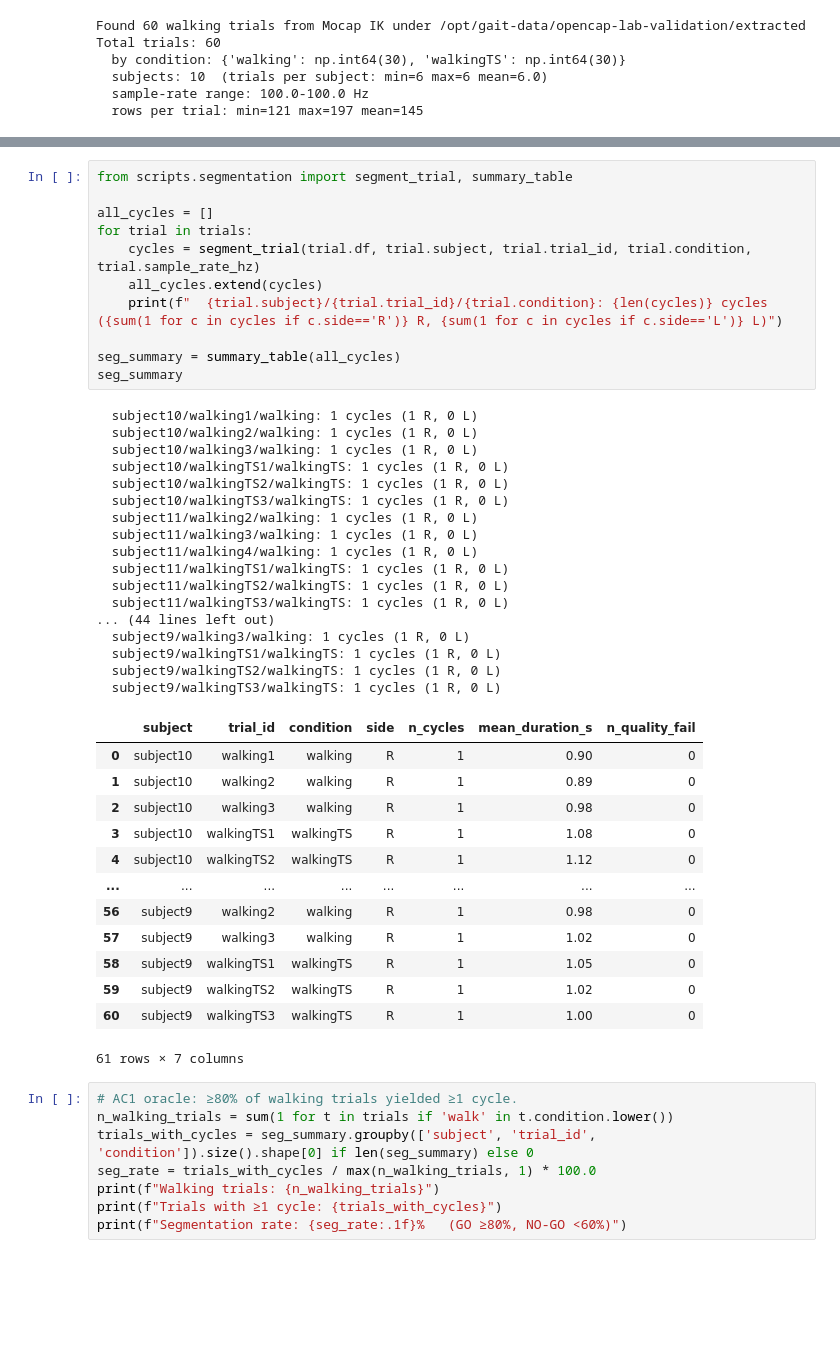
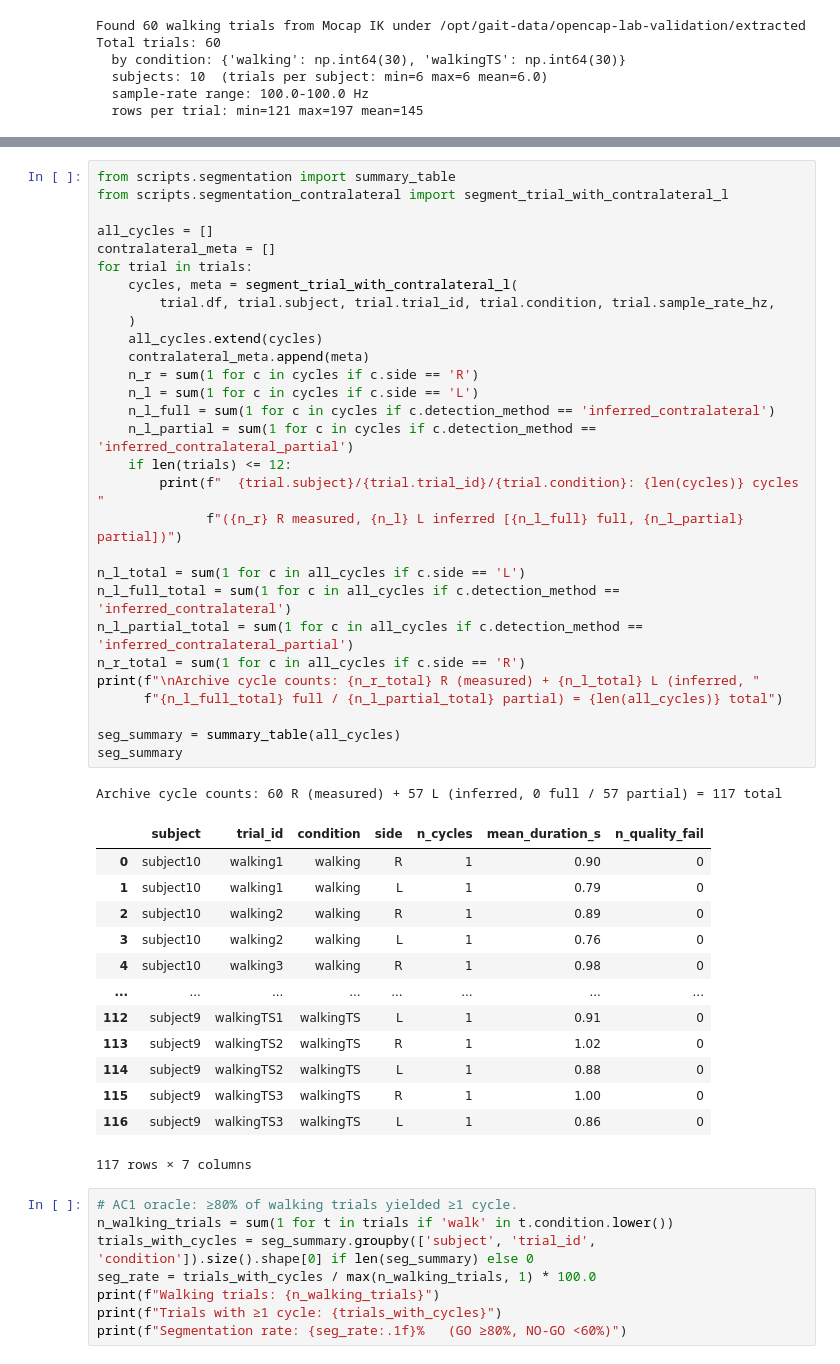
Before and after one commit to usurobor/cph, a Jupyter notebook: notebooks/existing-data-processing.ipynb, the cells around one changed output, grey strips where cells are left out. Saved outputs shown, nothing was run; the diff lists cells and outputs as text; blank space fills up the shorter version.

```diff
--- a/notebooks/existing-data-processing.ipynb
+++ b/notebooks/existing-data-processing.ipynb
@@ -112,45 +126,47 @@ Total trials: 60
 # %%
-from scripts.segmentation import segment_trial, summary_table
+from scripts.segmentation import summary_table
+from scripts.segmentation_contralateral import segment_trial_with_contralateral_l
 
 all_cycles = []
+contralateral_meta = []
 for trial in trials:
-    cycles = segment_trial(trial.df, trial.subject, trial.trial_id, trial.condition, trial.sample_rate_hz)
+    cycles, meta = segment_trial_with_contralateral_l(
+        trial.df, trial.subject, trial.trial_id, trial.condition, trial.sample_rate_hz,
+    )
     all_cycles.extend(cycles)
-    print(f"  {trial.subject}/{trial.trial_id}/{trial.condition}: {len(cycles)} cycles ({sum(1 for c in cycles if c.side=='R')} R, {sum(1 for c in cycles if c.side=='L')} L)")
+    contralateral_meta.append(meta)
+    n_r = sum(1 for c in cycles if c.side == 'R')
+    n_l = sum(1 for c in cycles if c.side == 'L')
+    n_l_full = sum(1 for c in cycles if c.detection_method == 'inferred_contralateral')
+    n_l_partial = sum(1 for c in cycles if c.detection_method == 'inferred_contralateral_partial')
+    if len(trials) <= 12:
+        print(f"  {trial.subject}/{trial.trial_id}/{trial.condition}: {len(cycles)} cycles "
+              f"({n_r} R measured, {n_l} L inferred [{n_l_full} full, {n_l_partial} partial])")
+
+n_l_total = sum(1 for c in all_cycles if c.side == 'L')
+n_l_full_total = sum(1 for c in all_cycles if c.detection_method == 'inferred_contralateral')
+n_l_partial_total = sum(1 for c in all_cycles if c.detection_method == 'inferred_contralateral_partial')
+n_r_total = sum(1 for c in all_cycles if c.side == 'R')
+print(f"\nArchive cycle counts: {n_r_total} R (measured) + {n_l_total} L (inferred, "
+      f"{n_l_full_total} full / {n_l_partial_total} partial) = {len(all_cycles)} total")
 
 seg_summary = summary_table(all_cycles)
 seg_summary
 # %% [output]
-  subject10/walking1/walking: 1 cycles (1 R, 0 L)
-  subject10/walking2/walking: 1 cycles (1 R, 0 L)
-  subject10/walking3/walking: 1 cycles (1 R, 0 L)
-  subject10/walkingTS1/walkingTS: 1 cycles (1 R, 0 L)
-  subject10/walkingTS2/walkingTS: 1 cycles (1 R, 0 L)
-  subject10/walkingTS3/walkingTS: 1 cycles (1 R, 0 L)
-  subject11/walking2/walking: 1 cycles (1 R, 0 L)
-  subject11/walking3/walking: 1 cycles (1 R, 0 L)
-  subject11/walking4/walking: 1 cycles (1 R, 0 L)
-  subject11/walkingTS1/walkingTS: 1 cycles (1 R, 0 L)
-  subject11/walkingTS2/walkingTS: 1 cycles (1 R, 0 L)
-  subject11/walkingTS3/walkingTS: 1 cycles (1 R, 0 L)
-... (44 lines left out)
-  subject9/walking3/walking: 1 cycles (1 R, 0 L)
-  subject9/walkingTS1/walkingTS: 1 cycles (1 R, 0 L)
-  subject9/walkingTS2/walkingTS: 1 cycles (1 R, 0 L)
-  subject9/walkingTS3/walkingTS: 1 cycles (1 R, 0 L)
+Archive cycle counts: 60 R (measured) + 57 L (inferred, 0 full / 57 partial) = 117 total
 |  | subject | trial_id | condition | side | n_cycles | mean_duration_s | n_quality_fail |
 | 0 | subject10 | walking1 | walking | R | 1 | 0.90 | 0 |
-| 1 | subject10 | walking2 | walking | R | 1 | 0.89 | 0 |
-| 2 | subject10 | walking3 | walking | R | 1 | 0.98 | 0 |
-| 3 | subject10 | walkingTS1 | walkingTS | R | 1 | 1.08 | 0 |
-| 4 | subject10 | walkingTS2 | walkingTS | R | 1 | 1.12 | 0 |
+| 1 | subject10 | walking1 | walking | L | 1 | 0.79 | 0 |
+| 2 | subject10 | walking2 | walking | R | 1 | 0.89 | 0 |
+| 3 | subject10 | walking2 | walking | L | 1 | 0.76 | 0 |
+| 4 | subject10 | walking3 | walking | R | 1 | 0.98 | 0 |
 | ... | ... | ... | ... | ... | ... | ... | ... |
-| 56 | subject9 | walking2 | walking | R | 1 | 0.98 | 0 |
-| 57 | subject9 | walking3 | walking | R | 1 | 1.02 | 0 |
-| 58 | subject9 | walkingTS1 | walkingTS | R | 1 | 1.05 | 0 |
-| 59 | subject9 | walkingTS2 | walkingTS | R | 1 | 1.02 | 0 |
-| 60 | subject9 | walkingTS3 | walkingTS | R | 1 | 1.00 | 0 |
+| 112 | subject9 | walkingTS1 | walkingTS | L | 1 | 0.91 | 0 |
+| 113 | subject9 | walkingTS2 | walkingTS | R | 1 | 1.02 | 0 |
+| 114 | subject9 | walkingTS2 | walkingTS | L | 1 | 0.88 | 0 |
+| 115 | subject9 | walkingTS3 | walkingTS | R | 1 | 1.00 | 0 |
+| 116 | subject9 | walkingTS3 | walkingTS | L | 1 | 0.86 | 0 |
-61 rows × 7 columns
+117 rows × 7 columns
 # %%
 # AC1 oracle: ≥80% of walking trials yielded ≥1 cycle.
 n_walking_trials = sum(1 for t in trials if 'walk' in t.condition.lower())
```
Also changed, not shown: parts of 7 cells of this notebook, 6 other files.
